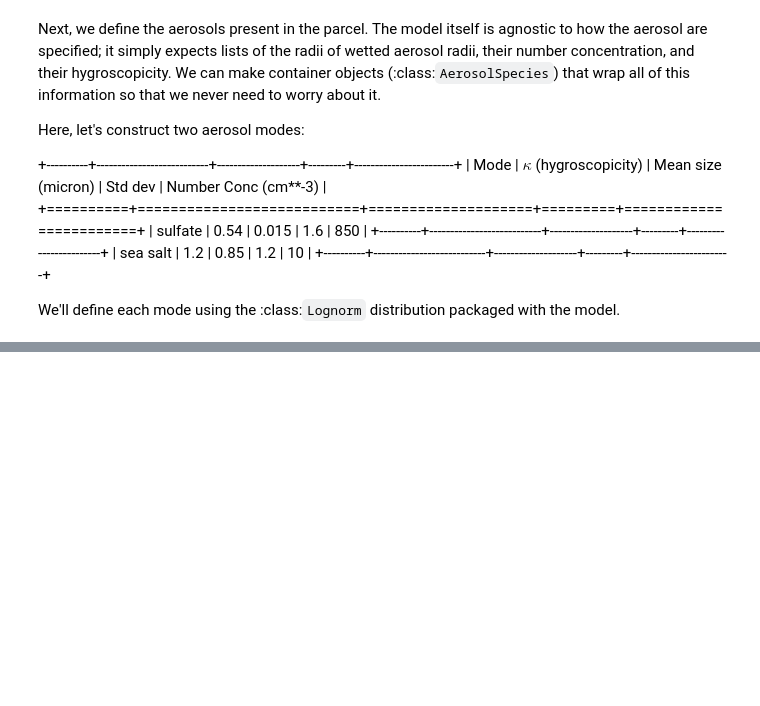
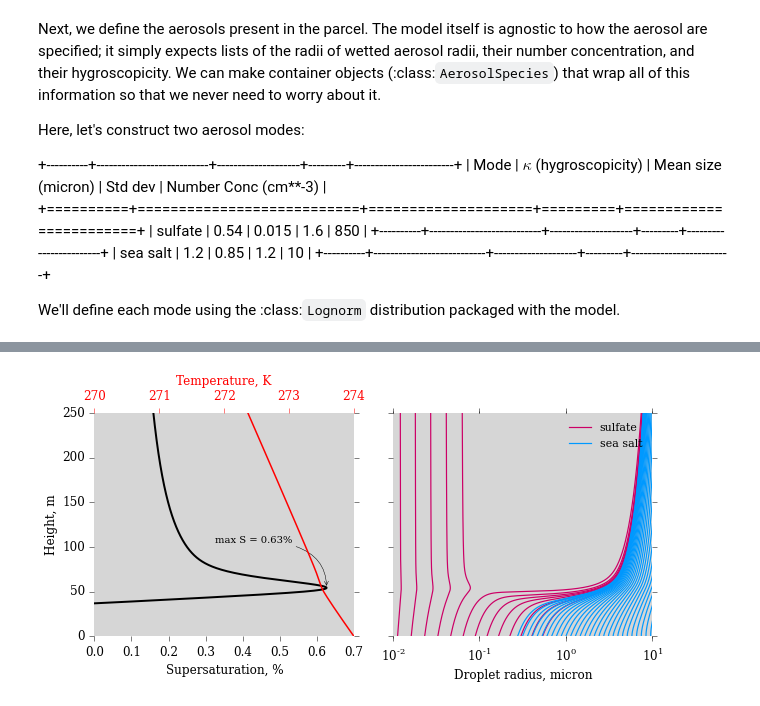
Before and after one commit to darothen/pyrcel, a Jupyter notebook: doc/examples/basic_run.ipynb, the cells around one changed output, grey strips where cells are left out. Saved outputs shown, nothing was run; the diff lists cells and outputs as text; code cells hidden in the pictures; blank space fills up the shorter version.

```diff
--- a/doc/examples/basic_run.ipynb
+++ b/doc/examples/basic_run.ipynb
@@ -14,7 +16,7 @@ import matplotlib.pyplot as plt
 First, we indicate the parcel's initial thermodynamic conditions.
 # %%
 P0 = 77500. # Pressure, Pa
-T0 = 286.   # Temperature, K
+T0 = 274.   # Temperature, K
 S0 = -0.02  # Supersaturation, 1-RH (98% here)
 # %% [markdown]
 Next, we define the aerosols present in the parcel. The model itself is agnostic to how the aerosol are specified; it simply expects lists of the radii of wetted aerosol radii, their number concentration, and their hygroscopicity. We can make container objects (:class:`AerosolSpecies`) that wrap all of this information so that we never need to worry about it.
@@ -39,0 +70,9 @@ sea_salt = pm.AerosolSpecies('sea salt',
+# %%
+initial_aerosols = [sulfate, sea_salt]
+V = 1.0 # updraft speed, m/s
+
+dt = 0.01 # timestep, seconds
+t_end = 250./V # end time, seconds... 250 meter simulation
+
+model = pm.ParcelModel(initial_aerosols, V, T0, S0, P0, console=False)
+parcel_trace, aerosol_traces = model.run(t_end, dt, solver='cvode')
@@ -39,0 +81,43 @@ sea_salt = pm.AerosolSpecies('sea salt',
+# %%
+fig, [axS, axA] = plt.subplots(1, 2, figsize=(10, 4), sharey=True)
+
+axS.plot(parcel_trace['S']*100., parcel_trace['z'], color='k', lw=2)
+axT = axS.twiny()
+axT.plot(parcel_trace['T'], parcel_trace['z'], color='r', lw=1.5)
+
+Smax = parcel_trace['S'].max()*100
+z_at_smax = parcel_trace['z'].ix[parcel_trace['S'].argmax()]
+axS.annotate("max S = %0.2f%%" % Smax,
+             xy=(Smax, z_at_smax),
+             xytext=(Smax-0.3, z_at_smax+50.),
+             arrowprops=dict(arrowstyle="->", color='k',
+                             connectionstyle='angle3,angleA=0,angleB=90'),
+             zorder=10)
+
+axS.set_xlim(0, 0.7)
+axS.set_ylim(0, 250)
+
+axT.set_xticks([270, 271, 272, 273, 274])
+axT.xaxis.label.set_color('red')
+axT.tick_params(axis='x', colors='red')
+
+axS.set_xlabel("Supersaturation, %")
+axT.set_xlabel("Temperature, K")
+axS.set_ylabel("Height, m")
+
+sulf_array = aerosol_traces['sulfate'].values
+sea_array = aerosol_traces['sea salt'].values
+
+ss = axA.plot(sulf_array[:, ::10]*1e6, parcel_trace['z'], color=sul_c,
+         label="sulfate")
+sa = axA.plot(sea_array*1e6, parcel_trace['z'], color=sea_c, label="sea salt")
+axA.semilogx()
+axA.set_xlim(1e-2, 10.)
+axA.set_xticks([1e-2, 1e-1, 1e0, 1e1], [0.01, 0.1, 1.0, 10.0])
+axA.legend([ss[0], sa[0]], ['sulfate', 'sea salt'], loc='upper right')
+axA.set_xlabel("Droplet radius, micron")
+
+for ax in [axS, axA, axT]:
+    ax.grid(False, 'both', 'both')
+# %% [output]
+[figure, added]
```
Also changed, not shown: parts of 8 cells of this notebook, 19 other files.
